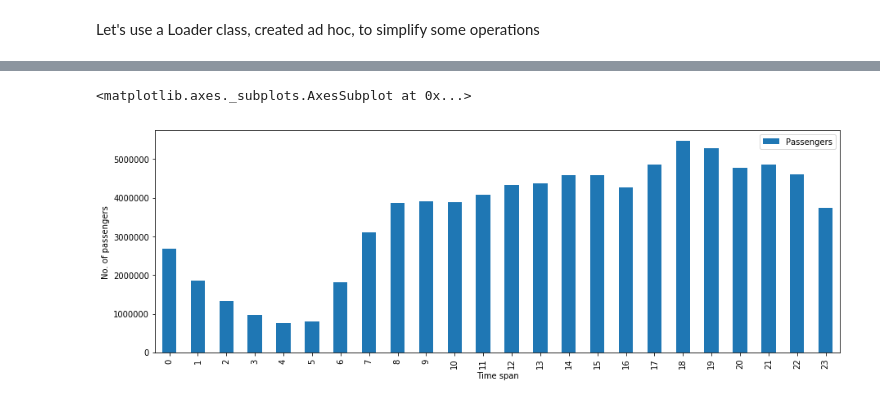
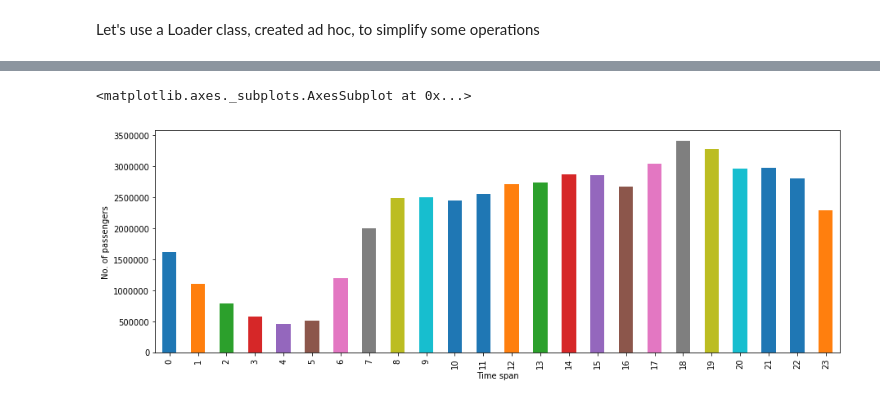
Before and after one commit to legentz/ADM-HW2, a Jupyter notebook: RQ2.ipynb, the cells around one changed output, grey strips where cells are left out. Drawn from its saved outputs; the diff is of its cells as text; code cells hidden in the pictures.

```diff
--- a/RQ2.ipynb
+++ b/RQ2.ipynb
@@ -129,0 +122,5 @@ print(sorted(h_slots.items(), reverse=True, key=lambda kv: kv[1]))
+# %%
+''' create a DataFrame to easily be plotted '''
+df = pd.DataFrame(h_slots_borough)
+
+print(df)
@@ -130,13 +160,17 @@ print(sorted(h_slots.items(), reverse=True, key=lambda kv: kv[1]))
 # %%
-# create a DataFrame to easily be plotted
-df = pd.DataFrame(list(h_slots.items()), columns=['HHSlots', 'Passengers'], index=list(range(24)))
+''' prepare DataFrame to an overall view (NYC) '''
+# DOUBLE CLICK ON THE PLOT TO ZOOM IN/OUT!
 
-# plotting...
+# compute overall passenger_count
+# (not based on boroughs)
+df = df.sum(axis=1)
+
+# plot prefs
 figure, axes = plt.subplots(figsize=(15,5))
 axes.set(xlabel='Time span', ylabel='No. of passengers')
 
-# fill the axes X with the right names
+# plotting...
 df.plot.bar(ax=axes)
 # %% [output]
 <matplotlib.axes._subplots.AxesSubplot at 0x...>
-[figure, old version]
+[figure, new version]
```
Also changed, not shown: parts of 9 cells of this notebook.
